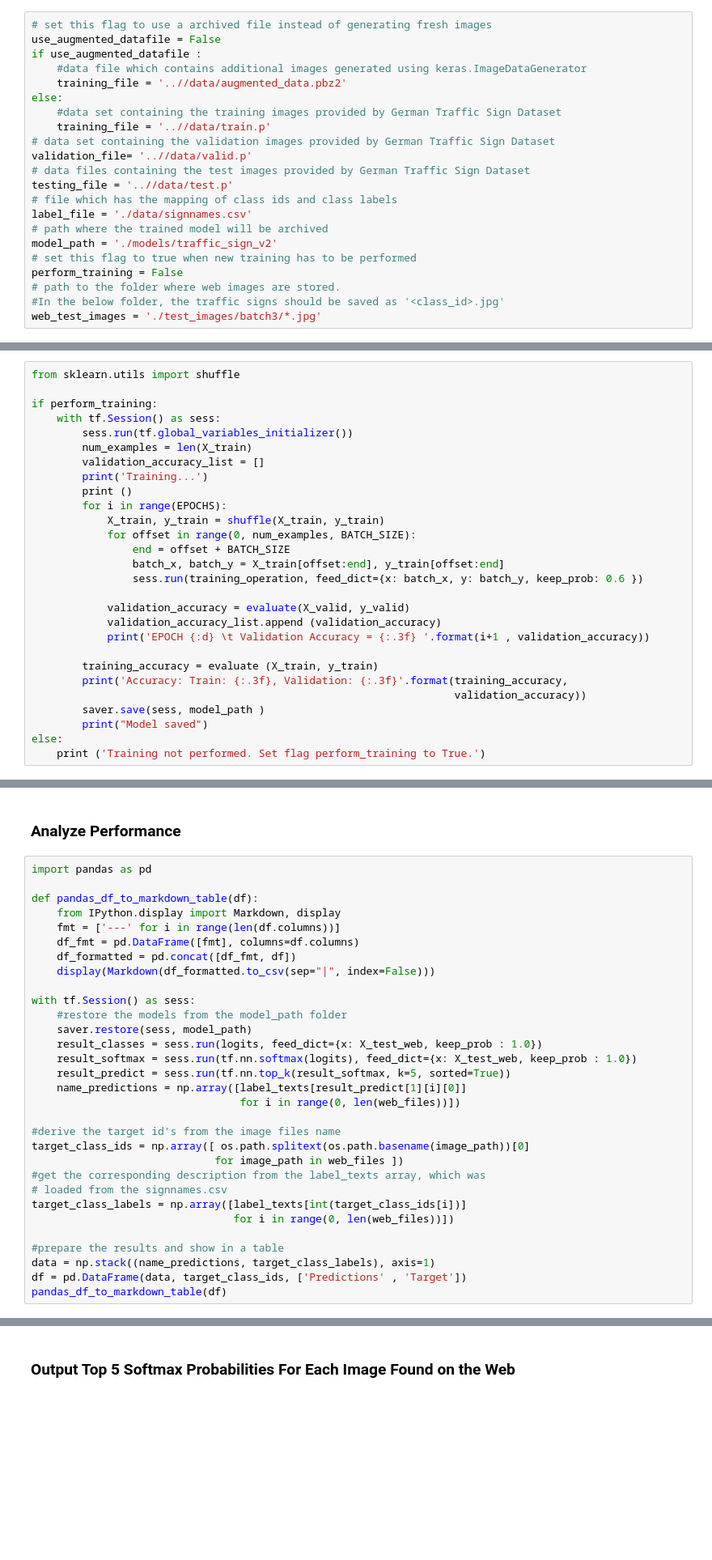
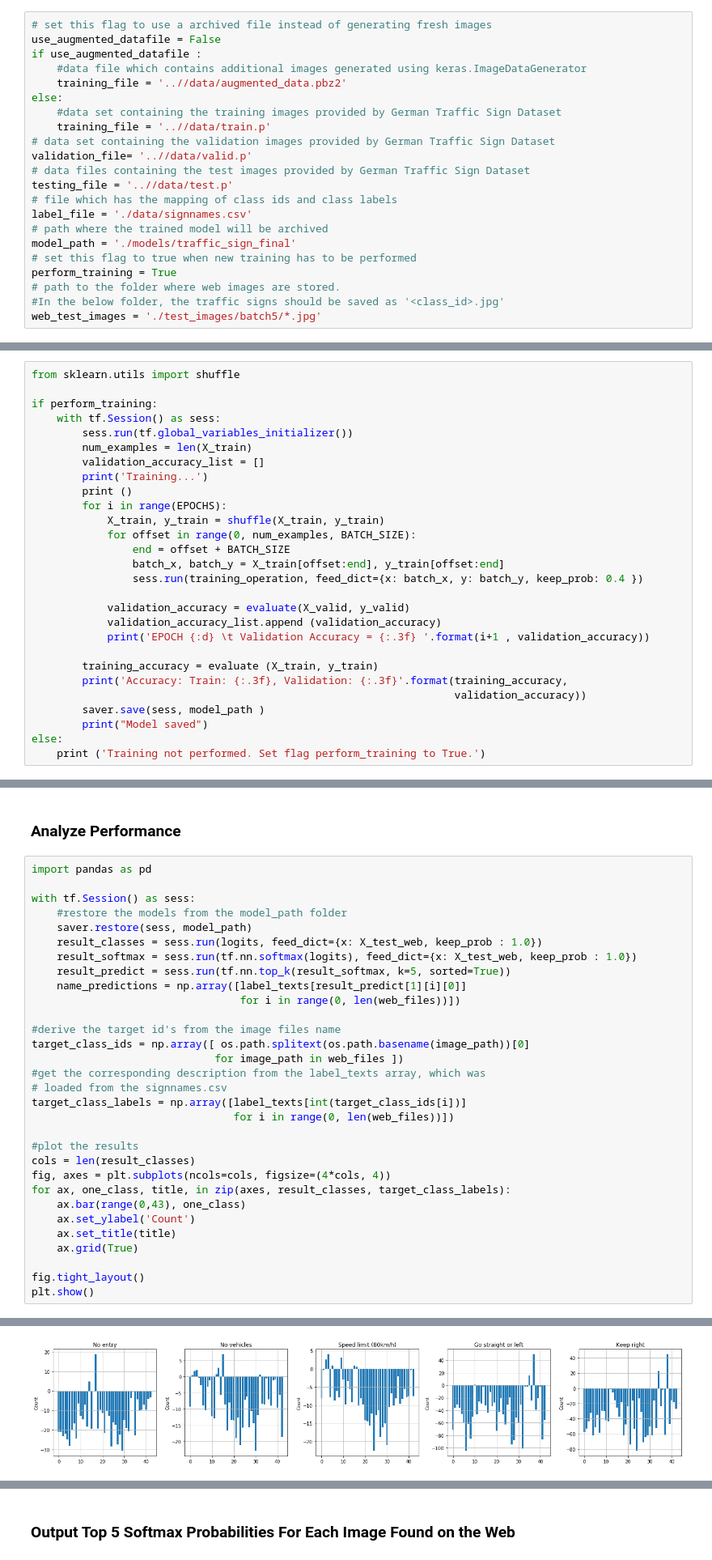
Before and after one commit to thm2kor/Udacity-CarND-Traffic-Sign-Classifier, a Jupyter notebook: Traffic_Sign_Classifier.ipynb, the cells around one changed output, grey strips where cells are left out. Shown at 81% size. Cells and saved outputs as stored; diff of their text form; blank space fills up the shorter version.

```diff
--- a/Traffic_Sign_Classifier.ipynb
+++ b/Traffic_Sign_Classifier.ipynb
@@ -27,12 +27,12 @@ testing_file = '..//data/test.p'
 # file which has the mapping of class ids and class labels
 label_file = './data/signnames.csv'
 # path where the trained model will be archived
-model_path = './models/traffic_sign_v2'
+model_path = './models/traffic_sign_final'
 # set this flag to true when new training has to be performed
-perform_training = False
+perform_training = True
 # path to the folder where web images are stored.
 #In the below folder, the traffic signs should be saved as '<class_id>.jpg'
-web_test_images = './test_images/batch3/*.jpg'
+web_test_images = './test_images/batch5/*.jpg'
 # %% [markdown]
 ---
 ## Step 0: Load The Data
@@ -546,7 +586,7 @@ if perform_training:
             for offset in range(0, num_examples, BATCH_SIZE):
                 end = offset + BATCH_SIZE
                 batch_x, batch_y = X_train[offset:end], y_train[offset:end]
-                sess.run(training_operation, feed_dict={x: batch_x, y: batch_y, keep_prob: 0.6 })
+                sess.run(training_operation, feed_dict={x: batch_x, y: batch_y, keep_prob: 0.4 })
 
             validation_accuracy = evaluate(X_valid, y_valid)
             validation_accuracy_list.append (validation_accuracy)
@@ -639,13 +709,6 @@ with tf.Session() as sess:
 ### Analyze Performance
 # %%
 import pandas as pd
-
-def pandas_df_to_markdown_table(df):
-    from IPython.display import Markdown, display
-    fmt = ['---' for i in range(len(df.columns))]
-    df_fmt = pd.DataFrame([fmt], columns=df.columns)
-    df_formatted = pd.concat([df_fmt, df])
-    display(Markdown(df_formatted.to_csv(sep="|", index=False)))
 
 with tf.Session() as sess:
     #restore the models from the model_path folder
@@ -664,7 +727,15 @@ target_class_ids = np.array([ os.path.splitext(os.path.basename(image_path))[0]
 target_class_labels = np.array([label_texts[int(target_class_ids[i])]
                                 for i in range(0, len(web_files))])
 
-#prepare the results and show in a table
-data = np.stack((name_predictions, target_class_labels), axis=1)
-df = pd.DataFrame(data, target_class_ids, ['Predictions' , 'Target'])
-pandas_df_to_markdown_table(df)
+#plot the results
+cols = len(result_classes)
+fig, axes = plt.subplots(ncols=cols, figsize=(4*cols, 4))
+for ax, one_class, title, in zip(axes, result_classes, target_class_labels):
+    ax.bar(range(0,43), one_class)
+    ax.set_ylabel('Count')
+    ax.set_title(title)
+    ax.grid(True)
+
+fig.tight_layout()
+plt.show()
+# %% [output]
@@ -670,0 +743 @@ pandas_df_to_markdown_table(df)
+[figure, added]
```
Also changed, not shown: parts of 27 cells of this notebook.
